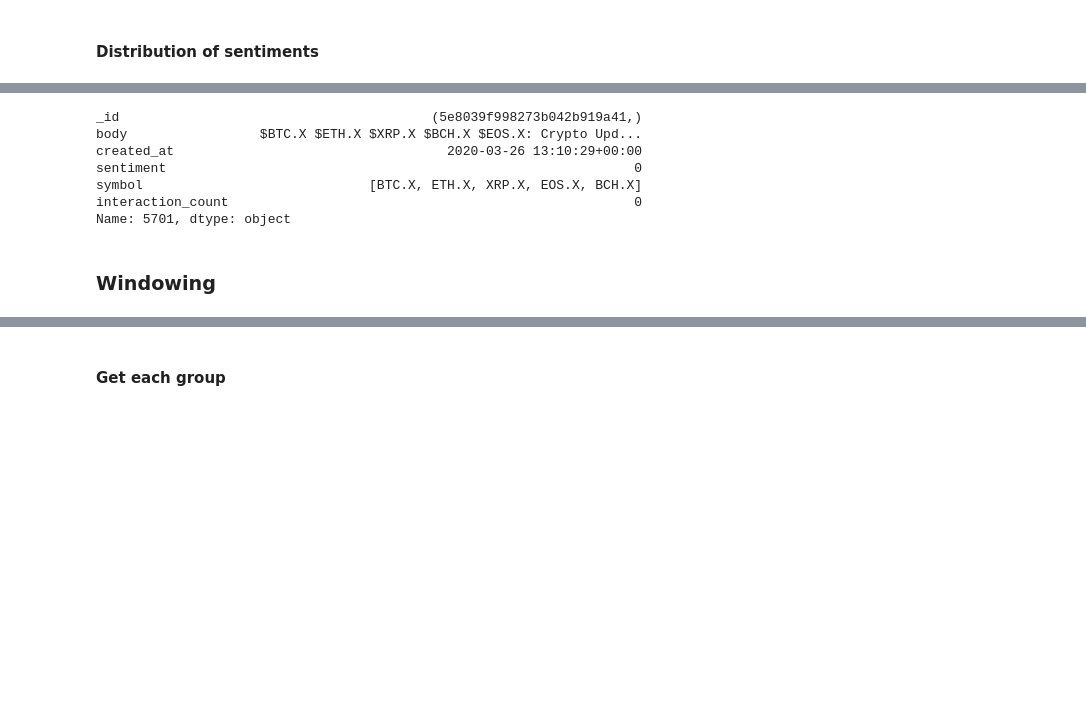
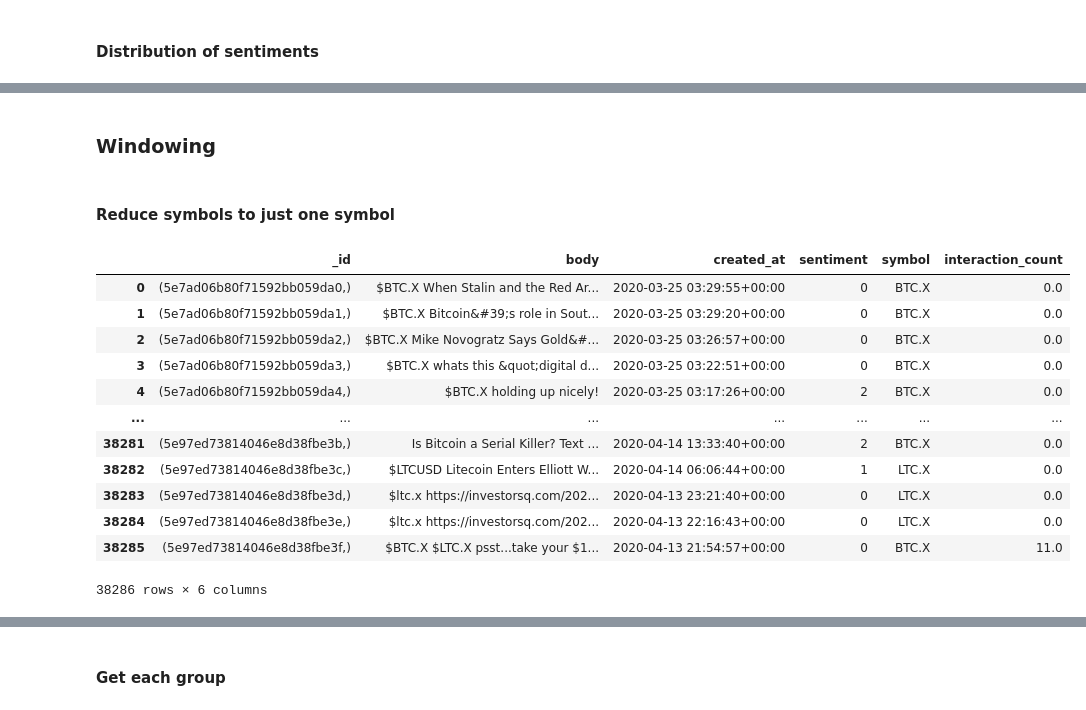
Before and after one commit to hweelin-yeo/CryptOracle, a Jupyter notebook: ds_project.ipynb, the cells around one changed output, grey strips where cells are left out. Cells and saved outputs as stored; diff of their text form; code cells hidden in the pictures; blank space fills up the shorter version.

```diff
--- a/ds_project.ipynb
+++ b/ds_project.ipynb
@@ -100,23 +102,39 @@ Name: sentiment, dtype: int64
 # %%
 #df.write.format("mongo").mode("append").option("database","DB_NAME").option("collection", "COLLECTION_NAME").save()
 #issue here without a defined schema : prefer to perform analysis on notebook and store on localhost
-# %%
-required.iloc[5701]
-# %% [output]
-_id                                        (5e8039f998273b042b919a41,)
-body                 $BTC.X $ETH.X $XRP.X $BCH.X $EOS.X: Crypto Upd...
-created_at                                   2020-03-26 13:10:29+00:00
-sentiment                                                            0
-symbol                             [BTC.X, ETH.X, XRP.X, EOS.X, BCH.X]
-interaction_count                                                    0
-Name: 5701, dtype: object
 # %% [markdown]
 ### Windowing
+# %% [markdown]
+#### Reduce symbols to just one symbol
 # %%
 # TODO: groupby (windowing) should be done over symbols and timestamp!!!
 # but what to do for those with 3 symbols? can't group with 3 symbols.
 # randomly pick one? note that the tweets are duplicated alr
 # also removed [] as list is unhashable when using groupby
 
-required['symbol'] = required.apply(lambda row: row['symbol'][0] if len(row['symbol']) == 1
-                                    else row['symbol'][random.randint(0, len(row['symbol']) - 1)], axis=1)
+def pick_one_symbol(symbols):
+    index = 0
+    while (index < len(symbols)):
+        if (symbols[index] in SYMBOLS_LIST):
+            return symbols[index]
+        index += 1
+
+    return None
+
+required['symbol'] = required['symbol'].apply(lambda symbols: pick_one_symbol(symbols))
+# required = required.dropna(subset=['symbol'])
+required
+# %% [output]
+|  | _id | body | created_at | sentiment | symbol | interaction_count |
+| 0 | (5e7ad06b80f71592bb059da0,) | $BTC.X When Stalin and the Red Ar... | 2020-03-25 03:29:55+00:00 | 0 | BTC.X | 0.0 |
+| 1 | (5e7ad06b80f71592bb059da1,) | $BTC.X Bitcoin&#39;s role in Sout... | 2020-03-25 03:29:20+00:00 | 0 | BTC.X | 0.0 |
+| 2 | (5e7ad06b80f71592bb059da2,) | $BTC.X Mike Novogratz Says Gold&#... | 2020-03-25 03:26:57+00:00 | 0 | BTC.X | 0.0 |
+| 3 | (5e7ad06b80f71592bb059da3,) | $BTC.X whats this &quot;digital d... | 2020-03-25 03:22:51+00:00 | 0 | BTC.X | 0.0 |
+| 4 | (5e7ad06b80f71592bb059da4,) | $BTC.X holding up nicely! | 2020-03-25 03:17:26+00:00 | 2 | BTC.X | 0.0 |
+| ... | ... | ... | ... | ... | ... | ... |
+| 38281 | (5e97ed73814046e8d38fbe3b,) | Is Bitcoin a Serial Killer? Text ... | 2020-04-14 13:33:40+00:00 | 2 | BTC.X | 0.0 |
+| 38282 | (5e97ed73814046e8d38fbe3c,) | $LTCUSD Litecoin Enters Elliott W... | 2020-04-14 06:06:44+00:00 | 1 | LTC.X | 0.0 |
+| 38283 | (5e97ed73814046e8d38fbe3d,) | $ltc.x https://investorsq.com/202... | 2020-04-13 23:21:40+00:00 | 0 | LTC.X | 0.0 |
+| 38284 | (5e97ed73814046e8d38fbe3e,) | $ltc.x https://investorsq.com/202... | 2020-04-13 22:16:43+00:00 | 0 | LTC.X | 0.0 |
+| 38285 | (5e97ed73814046e8d38fbe3f,) | $BTC.X $LTC.X psst...take your $1... | 2020-04-13 21:54:57+00:00 | 0 | BTC.X | 11.0 |
+38286 rows × 6 columns
```
Also changed, not shown: parts of 8 cells of this notebook.
